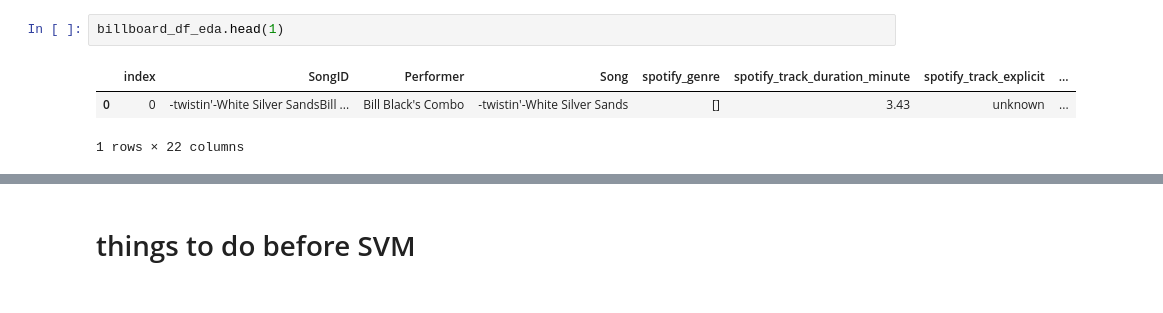
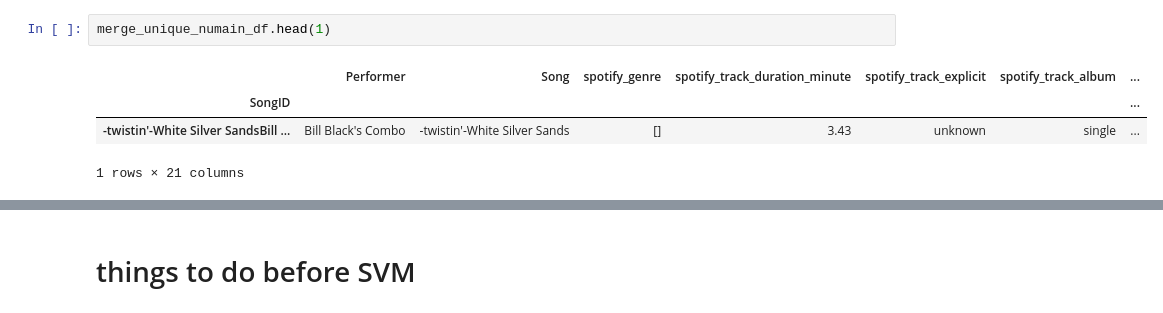
Before and after one commit to alelovo/Project_MachineLearning, a Jupyter notebook: SVM.ipynb, the cells around one changed output, grey strips where cells are left out. Cells and saved outputs as stored; diff of their text form.

```diff
--- a/SVM.ipynb
+++ b/SVM.ipynb
@@ -15,6 +28,7 @@ import numpy as np
 # %%
-billboard_df_eda.head(1)
+merge_unique_numain_df.head(1)
 # %% [output]
-|  | index | SongID | Performer | Song | spotify_genre | spotify_track_duration_minute | spotify_track_explicit | ... |
-| 0 | 0 | -twistin'-White Silver SandsBill ... | Bill Black's Combo | -twistin'-White Silver Sands | [] | 3.43 | unknown | ... |
+|  | Performer | Song | spotify_genre | spotify_track_duration_minute | spotify_track_explicit | spotify_track_album | ... |
+| SongID |  |  |  |  |  |  | ... |
+| -twistin'-White Silver SandsBill ... | Bill Black's Combo | -twistin'-White Silver Sands | [] | 3.43 | unknown | single | ... |
-1 rows × 22 columns
+1 rows × 21 columns
```
Also changed, not shown: parts of 25 cells of this notebook, 2 other files.
